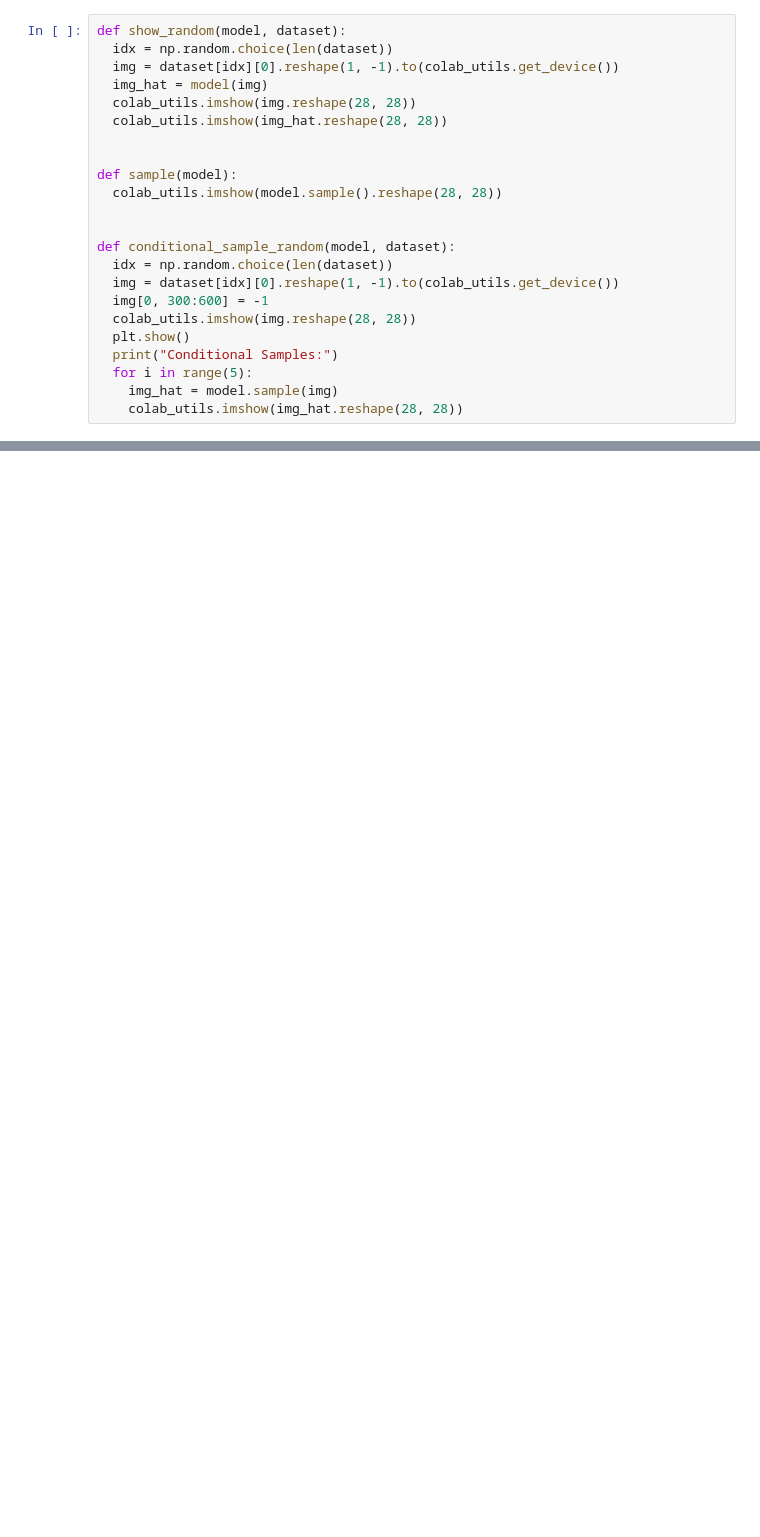
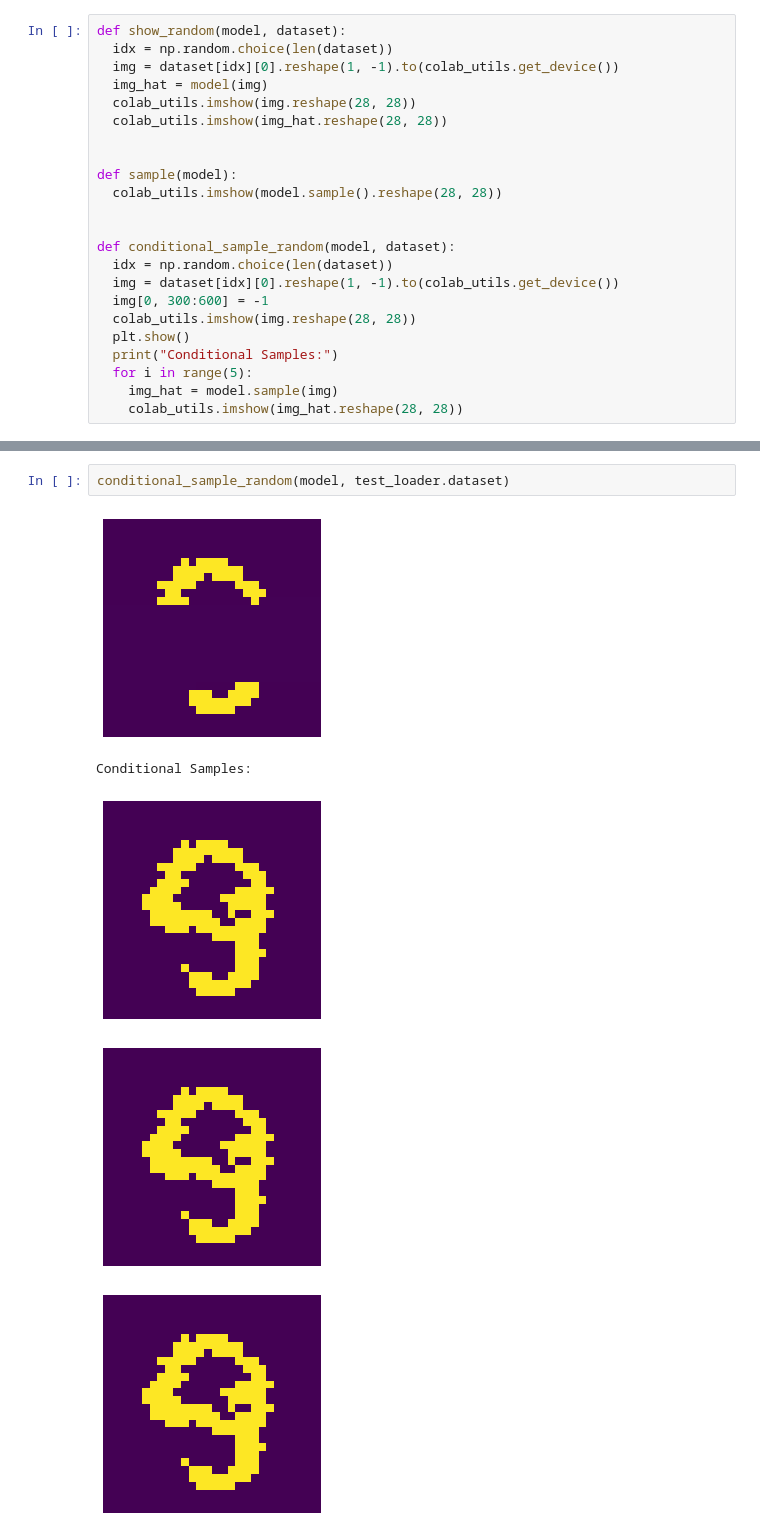
Before and after one commit to EugenHotaj/pytorch-generative, a Jupyter notebook: MADE.ipynb, the cells around one changed output, grey strips where cells are left out. Saved outputs shown, nothing was run; the diff lists cells and outputs as text; blank space fills up the shorter version.

```diff
--- a/MADE.ipynb
+++ b/MADE.ipynb
@@ -190,0 +252,8 @@ show_random(model, test_loader.dataset)
+# %%
+conditional_sample_random(model, test_loader.dataset)
+# %% [output]
+[figure, added]
+Conditional Samples:
+[figure, added]
+[figure, added]
+[figure, added]
```
Also changed, not shown: parts of 9 cells of this notebook.
